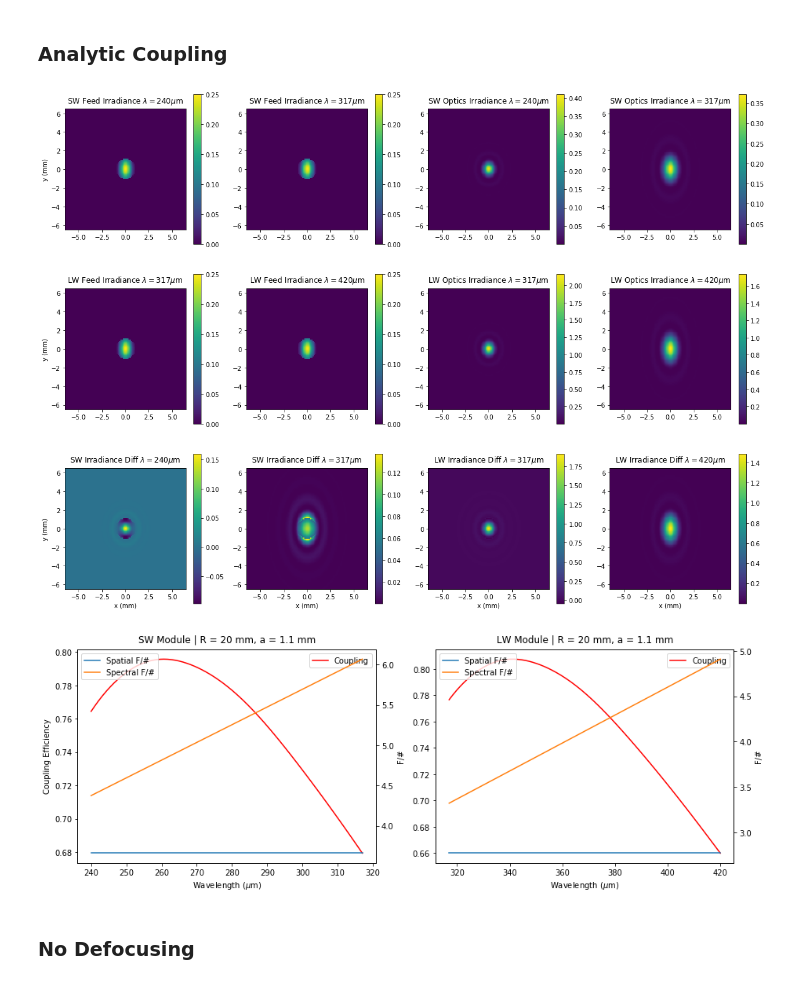
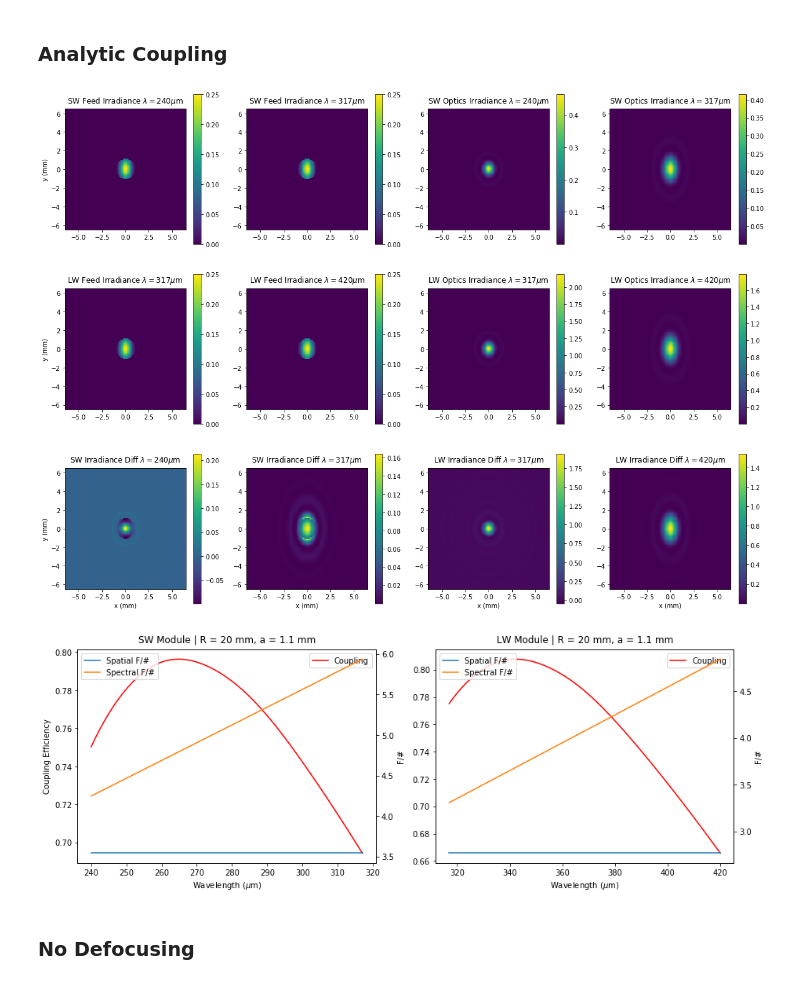
Before and after one commit to tim-balloon/tim-inst_modl, a Jupyter notebook: optics_analysis/Feed Horn F# Mismatch Calc.ipynb, the cells around one changed output. Cells and saved outputs as stored; diff of their text form; code cells hidden in the pictures.

```diff
--- a/optics_analysis/Feed Horn F# Mismatch Calc.ipynb
+++ b/optics_analysis/Feed Horn F# Mismatch Calc.ipynb
@@ -124,7 +124,7 @@ SW1 = 240
 SW2 = 317
 LW1 = 317
 LW2 = 420
-numWavs = 72
+numWavs = 60
 wavs_SW = np.linspace(SW1,SW2,numWavs)
 wavs_LW = np.linspace(LW1,LW2,numWavs)
 
@@ -165,11 +165,11 @@ ax_LW_feed_minW.set_ylabel('y (mm)')
 ax_SW_diff_minW.set_ylabel('y (mm)')
 
 # Assume F/# varies linearly across band and is constant in spatial direction.
-sw_fnum_spatial = 3.66 * np.ones(numWavs);
-sw_fnum_spectral = np.linspace(4.375, 6.068, numWavs);
+sw_fnum_spatial = 3.542 * np.ones(numWavs);
+sw_fnum_spectral = np.linspace(4.247, 5.935, numWavs);
 
-lw_fnum_spatial = 2.771 * np.ones(numWavs);
-lw_fnum_spectral = np.linspace(3.322, 4.909, numWavs);
+lw_fnum_spatial = 2.766 * np.ones(numWavs);
+lw_fnum_spectral = np.linspace(3.307, 4.843, numWavs);
 
 # Calculate the aperture half size that results in the desired F/#.
 sw_a = f/(2*sw_fnum_spatial);
@@ -220,34 +220,34 @@ for w in range(numWavs):
     # Recompute for the LW module.
     if delta_z != 0:
         feed_field = ASP(delta_x, delta_y, conical_feed_field(X_ap,Y_ap,a_LW,R_LW,wavs_LW[w]/1000), delta_z, wavs_LW[w]/1000)
     else:
         feed_field = conical_feed_field(X_ap,Y_ap,a_LW,R_LW,wavs_LW[w]/1000)
 
     optics_field = elliptical_diffract_field(X_ap,Y_ap,f,wavs_LW[w]/1000,lw_a[w],lw_b[w])
 
     coupling = np.sum(np.sum(optics_field*np.conj(feed_field)))/np.sqrt(np.sum(np.sum((optics_field*np.conj(optics_field))))
                                                                         *np.sum(np.sum((feed_field*np.conj(feed_field)))))
     coupling_LW[w] = (coupling*np.conj(coupling)).real
 
     if w == 0:
         im = ax_LW_feed_minW.imshow((feed_field*np.conj(feed_field)).real, extent=[min_x,max_x,min_y,max_y])
         fig.colorbar(im, ax=ax_LW_feed_minW)
         im = ax_LW_optics_minW.imshow((optics_field*np.conj(optics_field)).real, extent=[min_x,max_x,min_y,max_y])
         fig.colorbar(im, ax=ax_LW_optics_minW)
 
         im = ax_LW_diff_minW.imshow((optics_field*np.conj(optics_field) - feed_field*np.conj(feed_field)).real, extent=[min_x,max_x,min_y,max_y])
         fig.colorbar(im, ax=ax_LW_diff_minW)
 
     if w == numWavs-1:
         im = ax_LW_feed_maxW.imshow((feed_field*np.conj(feed_field)).real, extent=[min_x,max_x,min_y,max_y])
         fig.colorbar(im, ax=ax_LW_feed_maxW)
         im = ax_LW_optics_maxW.imshow((optics_field*np.conj(optics_field)).real, extent=[min_x,max_x,min_y,max_y])
         fig.colorbar(im, ax=ax_LW_optics_maxW)
 
         im = ax_LW_diff_maxW.imshow((optics_field*np.conj(optics_field) - feed_field*np.conj(feed_field)).real, extent=[min_x,max_x,min_y,max_y])
         fig.colorbar(im, ax=ax_LW_diff_maxW)
 # %% [output]
-[figure, old version]
+[figure, new version]
 # %%
 fig, (ax_SW, ax_LW) = plt.subplots(1,2,figsize=(15,5))
 # instantiate a second axes that shares the same x-axis so we can plot F/#
@@ -279,7 +279,7 @@ ax_SW.legend();
 ax_LW_Fnum.legend();
 ax_SW_Fnum.legend();
 # %% [output]
-[figure, old version]
+[figure, new version]
 # %% [markdown]
 ### No Defocusing
 # %%
```
Also changed, not shown: 11 other files.
